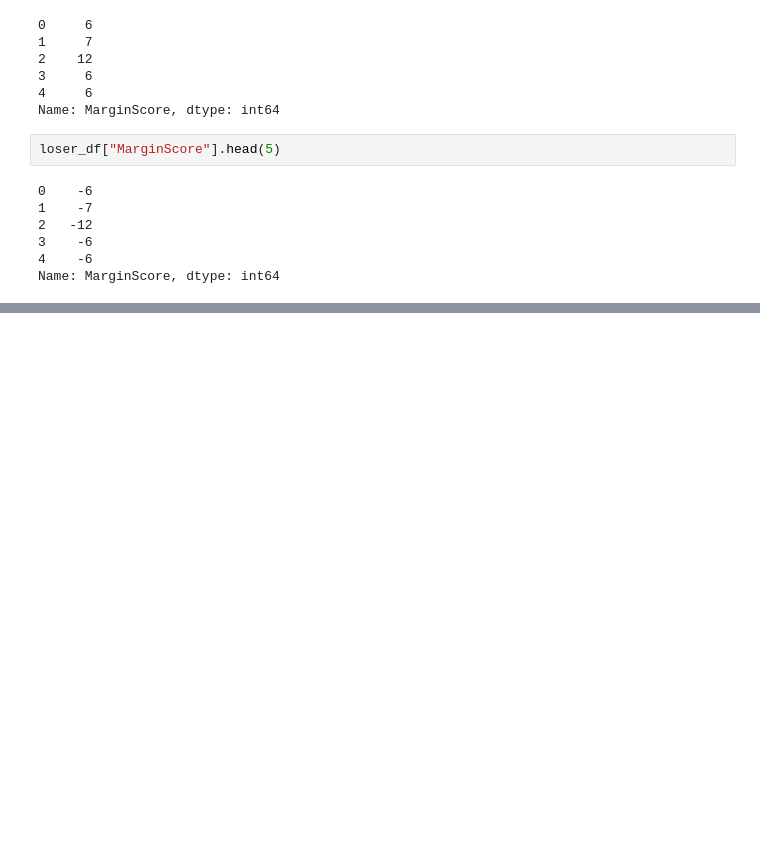
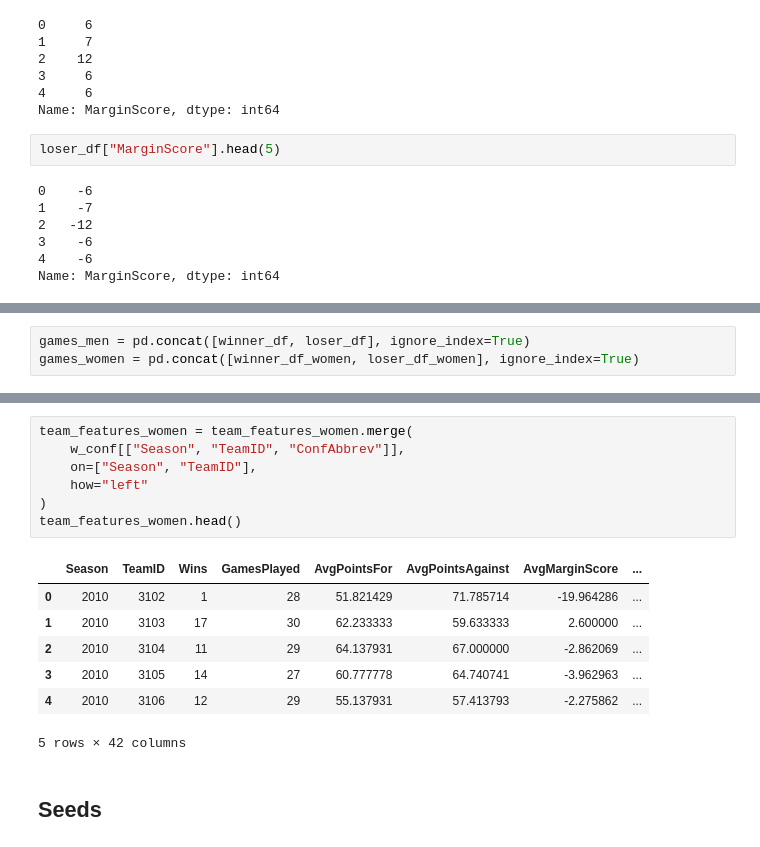
Before and after one commit to Barderus/MarchMadness-Kaggle, a Jupyter notebook: notebooks/EDA.ipynb, the cells around one changed output, grey strips where cells are left out. Drawn from its saved outputs; the diff is of its cells as text; blank space fills up the shorter version.

```diff
--- a/notebooks/EDA.ipynb
+++ b/notebooks/EDA.ipynb
@@ -543,0 +311,3 @@ games_men["GamesPlayed"] = games_men.groupby(["Season", "TeamID"])["Win"].transf
+# %%
+games_men = pd.concat([winner_df, loser_df], ignore_index=True)
+games_women = pd.concat([winner_df_women, loser_df_women], ignore_index=True)
@@ -543,0 +623,17 @@ games_men["GamesPlayed"] = games_men.groupby(["Season", "TeamID"])["Win"].transf
+# %%
+team_features_women = team_features_women.merge(
+    w_conf[["Season", "TeamID", "ConfAbbrev"]],
+    on=["Season", "TeamID"],
+    how="left"
+)
+team_features_women.head()
+# %% [output]
+|  | Season | TeamID | Wins | GamesPlayed | AvgPointsFor | AvgPointsAgainst | AvgMarginScore | ... |
+| 0 | 2010 | 3102 | 1 | 28 | 51.821429 | 71.785714 | -19.964286 | ... |
+| 1 | 2010 | 3103 | 17 | 30 | 62.233333 | 59.633333 | 2.600000 | ... |
+| 2 | 2010 | 3104 | 11 | 29 | 64.137931 | 67.000000 | -2.862069 | ... |
+| 3 | 2010 | 3105 | 14 | 27 | 60.777778 | 64.740741 | -3.962963 | ... |
+| 4 | 2010 | 3106 | 12 | 29 | 55.137931 | 57.413793 | -2.275862 | ... |
+5 rows × 42 columns
+# %% [markdown]
+## Seeds
```
Also changed, not shown: parts of 76 cells of this notebook.
